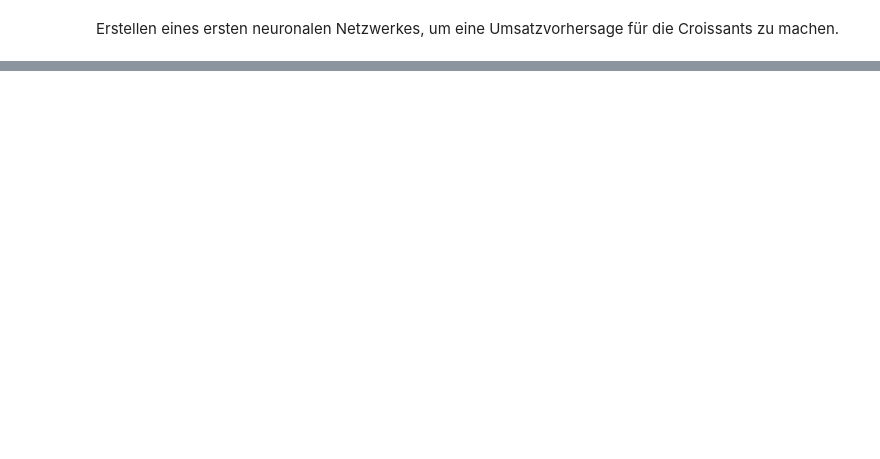
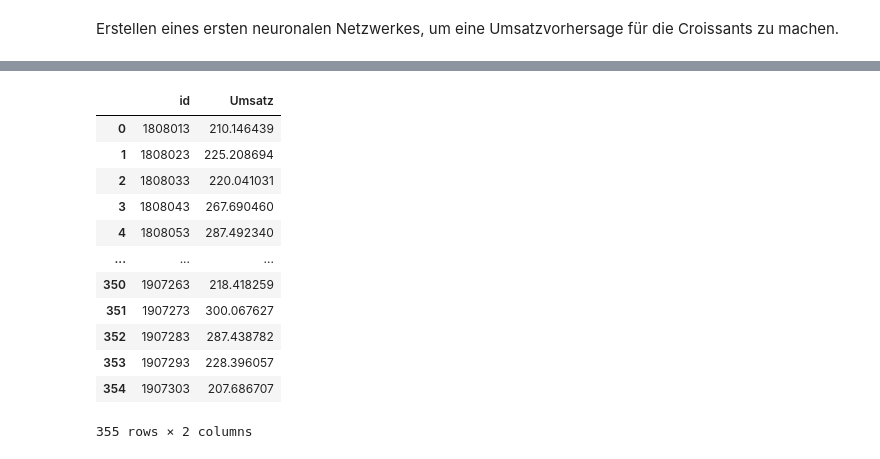
Before and after one commit to jul-mar/bakery_sales_prediction, a Jupyter notebook: 3_Model/03_Barbara/Croissant_model.ipynb, the cells around one changed output, grey strips where cells are left out. Saved outputs shown, nothing was run; the diff lists cells and outputs as text; code cells hidden in the pictures; blank space fills up the shorter version.

```diff
--- a/3_Model/03_Barbara/Croissant_model.ipynb
+++ b/3_Model/03_Barbara/Croissant_model.ipynb
@@ -60,0 +197,6 @@ ModuleNotFoundError: No module named 'numpy.typing'
+# %%
+#lets predict the test data
+#print(test_features)
+test_predictions = model.predict(test_features)
+pred = pd.DataFrame(test_predictions)
+pred
@@ -60,0 +218,28 @@ ModuleNotFoundError: No module named 'numpy.typing'
+# %%
+#jetzt müssen die daten noch in das richtige Format für kaggle gebracht werden
+#dafür einmal testdaten einlesen
+test_data = pd.read_csv("/workspaces/bakery_sales_prediction/0_DataPreparation/00_data/Testdaten.csv")
+test_data = test_data[test_data["Warengruppe_3"] == 1]
+test_data
+
+# let's merge predictions with the 'id' column:
+predictions_df = pd.DataFrame({
+    'id': test_data['id'].values,
+    'Umsatz': pred[0].values
+}).reset_index(drop=True)
+
+predictions_df
+# %% [output]
+|  | id | Umsatz |
+| 0 | 1808013 | 210.146439 |
+| 1 | 1808023 | 225.208694 |
+| 2 | 1808033 | 220.041031 |
+| 3 | 1808043 | 267.690460 |
+| 4 | 1808053 | 287.492340 |
+| ... | ... | ... |
+| 350 | 1907263 | 218.418259 |
+| 351 | 1907273 | 300.067627 |
+| 352 | 1907283 | 287.438782 |
+| 353 | 1907293 | 228.396057 |
+| 354 | 1907303 | 207.686707 |
+355 rows × 2 columns
```
Also changed, not shown: parts of 11 cells of this notebook, 8 other files.
